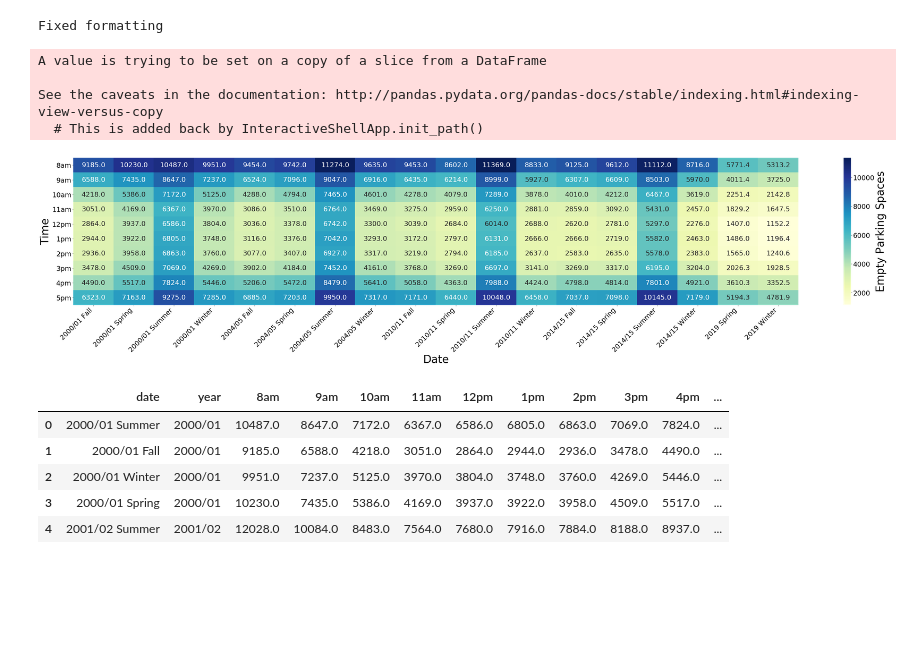
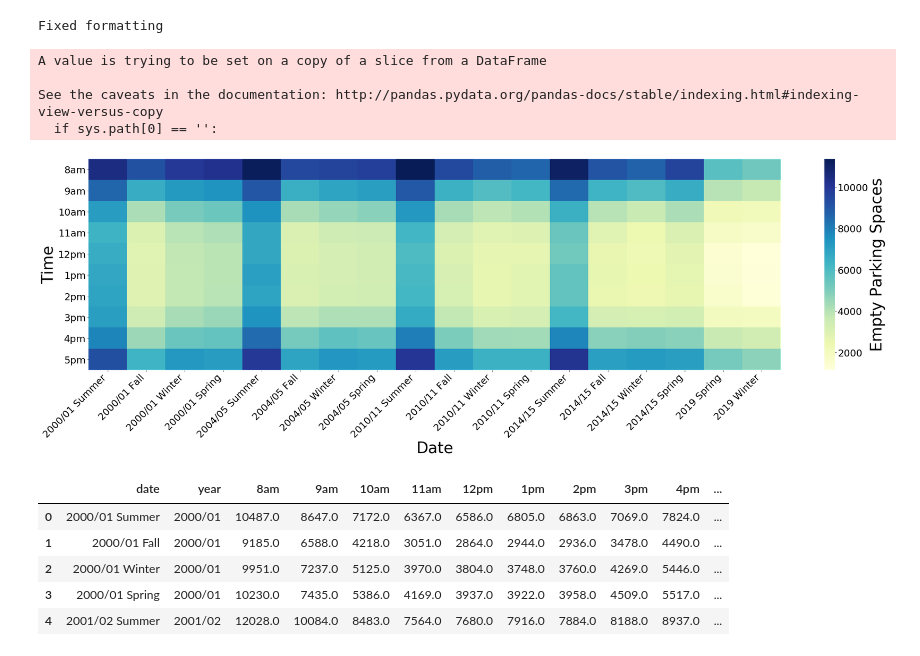
Before and after one commit to Maguilar43/ECE143_FinalProject, a Jupyter notebook: emptyspaces_heatmap.ipynb, the cells around one changed output. Cells and saved outputs as stored; diff of their text form; code cells hidden in the pictures; blank space fills up the shorter version.

```diff
--- a/emptyspaces_heatmap.ipynb
+++ b/emptyspaces_heatmap.ipynb
@@ -23,11 +24,12 @@ def find_19_dataframe(file_prefix, quarter):
             times= ['8', '10', '12', '2']
             col_names = combine_lists(days, times)
             if needs_formatting(df):
-                df = reformat_columns(df, col_names, start=3, end=7)
+                df = reformat_multiple_columns(df, col_names, start=3, end=7)
                 print('Fixed formatting')
 
 
             df_19 = df.drop(columns=['Structure', 'Lot'])
+#             print(df_19)
             positions = ['8am', '10am', '12pm', '2pm']
 
             df_19['8am'] = [0 for i in range(0, len(df_19))]
@@ -43,7 +45,7 @@ def find_19_dataframe(file_prefix, quarter):
 
             for time, pos in zip(times, positions):
                 for day in days:
-                    df_19[pos] += df_19[day + '-' + time] / 5.0
+                    df_19[pos] += df_19[day + '-' + time].astype(float) / 5.0
                     df_19 = df_19.drop(columns=[day + '-' + time])
 
             df_19['9am'] = (df_19['8am'] + df_19['10am']) / 2.0
@@ -91,23 +93,24 @@ s = ['8am','9am','10am','11am','12pm','1pm','2pm','3pm','4pm','5pm']
 def get_df(filename):
     df_University_Wide = pd.read_csv(prefix + filename)
     df_useful = df_University_Wide
+#     df_useful = df_useful.loc[(df_useful['quarter'] == 'Summer') | (df_useful['quarter'] == 'Fall')]
     df_useful['date'] = df_useful['year'] + " " + df_useful['quarter']
-    remain = ['8am','9am','10am','11am','12pm','1pm','2pm','3pm','4pm','5pm','date','year',]
-    df_useful = df_University_Wide[remain]
+    remain = ['8am','9am','10am','11am','12pm','1pm','2pm','3pm','4pm','5pm','date','year']
+    df_useful = df_useful[remain]
 
     for data in data_list:
         df_useful.loc[len(df_useful) + 1] = data
     s = ['8am','9am','10am','11am','12pm','1pm','2pm','3pm','4pm','5pm']
     df_temp = df_useful.drop(columns = s, axis = 1)
     df_temp = df_temp.loc[(df_temp.year == '2000/01') | (df_temp.year == '2004/05') | (df_temp.year == '2010/11') | (df_temp.year == '2014/15') | (df_temp.year == '2019')]
-
+    order = df_temp['date'].to_list()
     df_temp = df_temp.join(df_useful[s].stack().reset_index(level = 1, drop = True).rename('empty_spaces'))
     df_temp = df_temp.reset_index(drop = True)
 
     time_list = [s[i % 10] for i in range(0,len(df_temp))]
     df_temp['time'] = time_list
 
-    return df_temp
+    return df_temp,order
 
 # def get_total_data():
 #     files = os.listdir(prefix)
@@ -118,27 +121,37 @@ def get_df(filename):
 # #     df_whole = df_whole.groupby('groupID').sum()
 #     return df_whole
 # %%
-df_temp = get_df('University_of_California,_San_Diego__All_Parking_Spaces_Combined.csv')
-spaces_data = df_temp.pivot('time','date','empty_spaces').reindex(s)
-f, ax = plt.subplots(figsize=(60, 10))
-ax =sns.heatmap(spaces_data,annot=True,fmt = '.1f', cmap='YlGnBu',ax=ax,cbar_kws={'label': 'Empty Parking Spaces'})
+df_temp,order = get_df('University_of_California,_San_Diego__All_Parking_Spaces_Combined.csv')
+# spaces_data = df_temp.pivot('time','date','empty_spaces').reindex(s)
+spaces_data =  df_temp.pivot('time','date','empty_spaces').reindex(s, columns = order)
+# spaces_data = spaces_data.reindex(s)
+# cols = []
+# for x in spaces_data.columns:
+#     if not str(x).startswith('2019') and (str(x).endswith('Fall')):
+#         cols.append(x)
+# spaces_data = spaces_data.drop(columns = cols,axis = 1)
+
+
+f, ax = plt.subplots(figsize=(40, 10))
+# ax =sns.heatmap(spaces_data,annot=True,fmt = '.1f', cmap='YlGnBu',ax=ax,cbar_kws={'label': 'Empty Parking Spaces'})
+ax =sns.heatmap(spaces_data, cmap='YlGnBu',ax=ax,cbar_kws={'label': 'Empty Parking Spaces'})
 ax.figure.axes[-1].yaxis.label.set_size(40)
 label_y = ax.get_yticklabels()
 plt.setp(label_y, rotation=360, horizontalalignment='right',fontsize = 25)
 label_x = ax.get_xticklabels()
 plt.setp(label_x, rotation=45, horizontalalignment='right',fontsize = 25)
 plt.rcParams['font.size'] = 25
 plt.xlabel('Date', fontsize = 40)
 plt.ylabel('Time', fontsize = 40)
 # plt.savefig('emptyspaces_heatmap_LaJollaCampusS.png')
-plt.savefig("images/empty_spaces_heatmap.jpg")
+plt.savefig("images/empty_spaces_heatmap.jpg", bbox_inches = 'tight')
 plt.show()
 # %% [output]
 A value is trying to be set on a copy of a slice from a DataFrame
 
 See the caveats in the documentation: http://pandas.pydata.org/pandas-docs/stable/indexing.html#indexing-view-versus-copy
-  # This is added back by InteractiveShellApp.init_path()
+  if sys.path[0] == '':
-[figure, old version]
+[figure, new version]
 # %%
 df_La_Jolla_S = pd.read_csv('csv_data/University-Wide/University_of_California,_San_Diego__All_Parking_Spaces_Combined.csv')
 df_temp = df_La_Jolla_S
```
Also changed, not shown: parts of 1 cell of this notebook, 45 other files.
